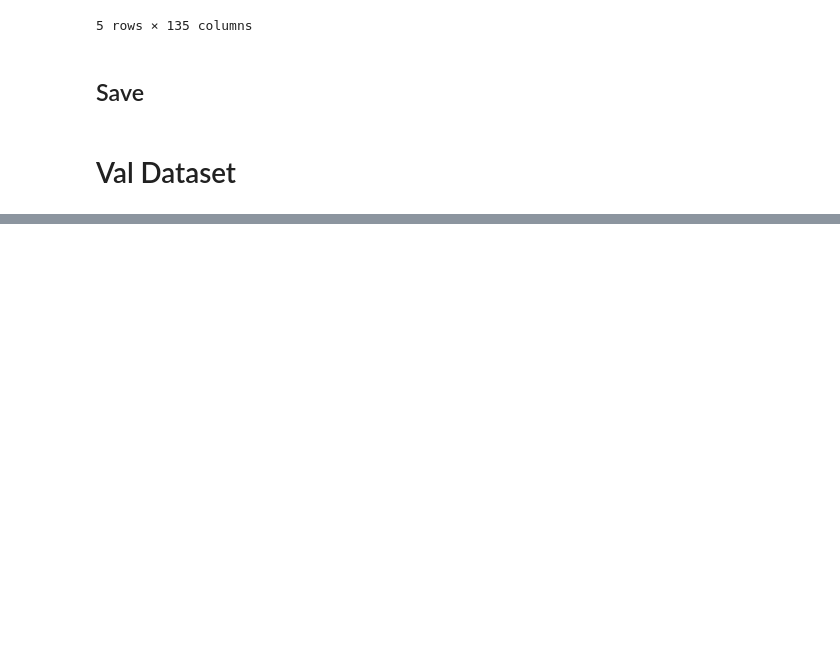
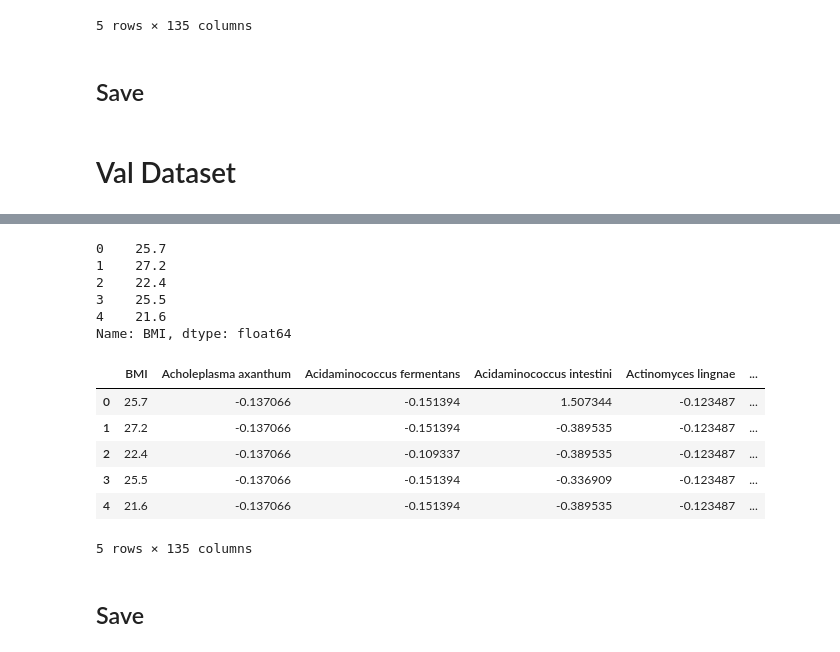
Before and after one commit to ikotsov/MLCB-Assignment-1, a Jupyter notebook: notebooks/data_exploration.ipynb, the cells around one changed output, grey strips where cells are left out. Drawn from its saved outputs; the diff is of its cells as text; code cells hidden in the pictures; blank space fills up the shorter version.

```diff
--- a/notebooks/data_exploration.ipynb
+++ b/notebooks/data_exploration.ipynb
@@ -241,0 +280,29 @@ df_final.to_csv('../data/development_final_data.csv', index=False)
+# %%
+df_final['BMI'] = df_final['BMI'].round(1)
+df_final['BMI'].head()
+# %% [output]
+0    25.7
+1    27.2
+2    22.4
+3    25.5
+4    21.6
+Name: BMI, dtype: float64
+# %%
+scaler = StandardScaler()
+
+cols_to_scale = df_final.columns[1:]  # Exclude ΒΜΙ
+
+scaler = StandardScaler()
+df_final[cols_to_scale] = scaler.fit_transform(df_final[cols_to_scale])
+
+df_final.head()
+# %% [output]
+|  | BMI | Acholeplasma axanthum | Acidaminococcus fermentans | Acidaminococcus intestini | Actinomyces lingnae | ... |
+| 0 | 25.7 | -0.137066 | -0.151394 | 1.507344 | -0.123487 | ... |
+| 1 | 27.2 | -0.137066 | -0.151394 | -0.389535 | -0.123487 | ... |
+| 2 | 22.4 | -0.137066 | -0.109337 | -0.389535 | -0.123487 | ... |
+| 3 | 25.5 | -0.137066 | -0.151394 | -0.336909 | -0.123487 | ... |
+| 4 | 21.6 | -0.137066 | -0.151394 | -0.389535 | -0.123487 | ... |
+5 rows × 135 columns
+# %% [markdown]
+## Save
```
Also changed, not shown: parts of 11 cells of this notebook.
